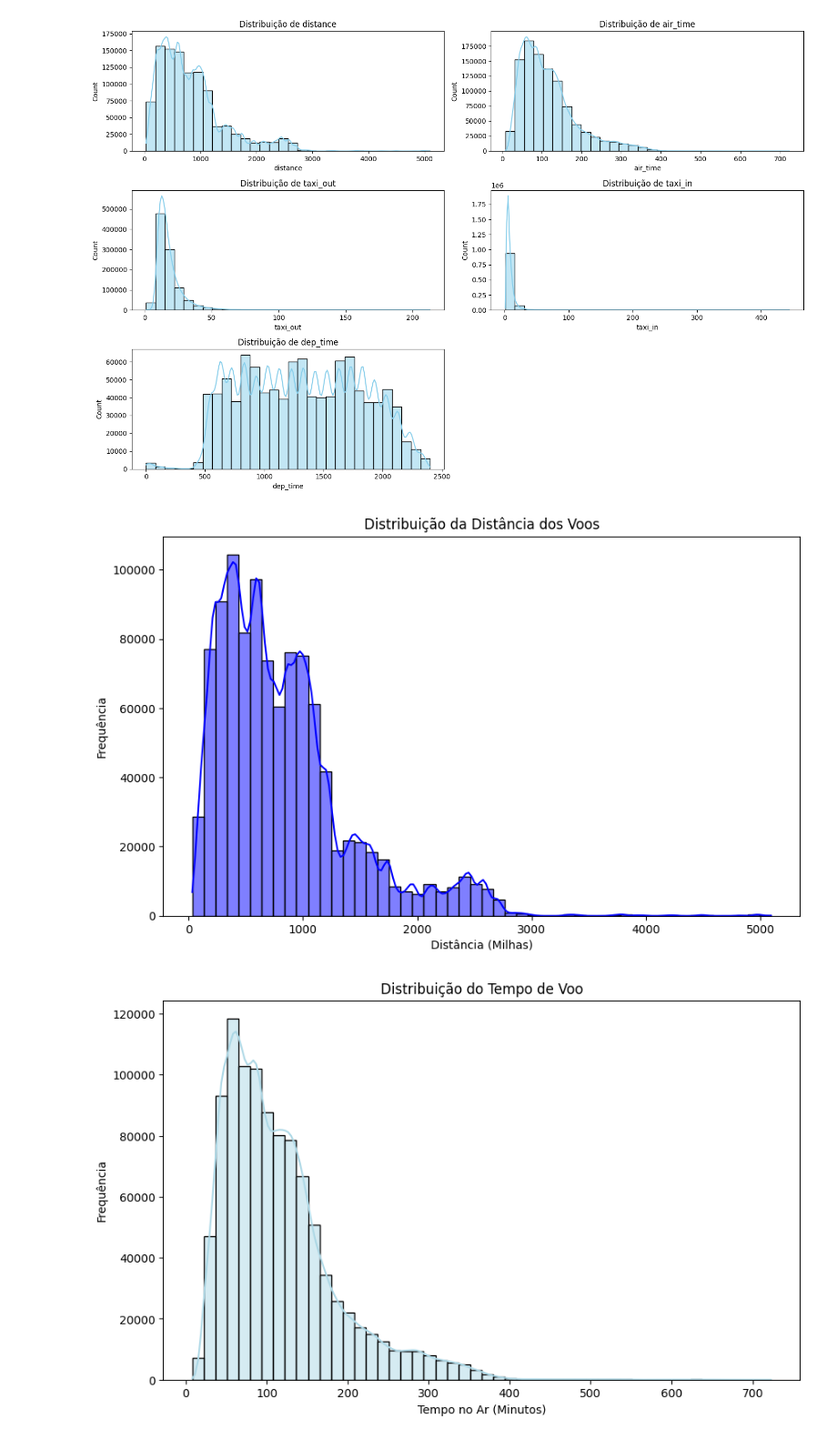
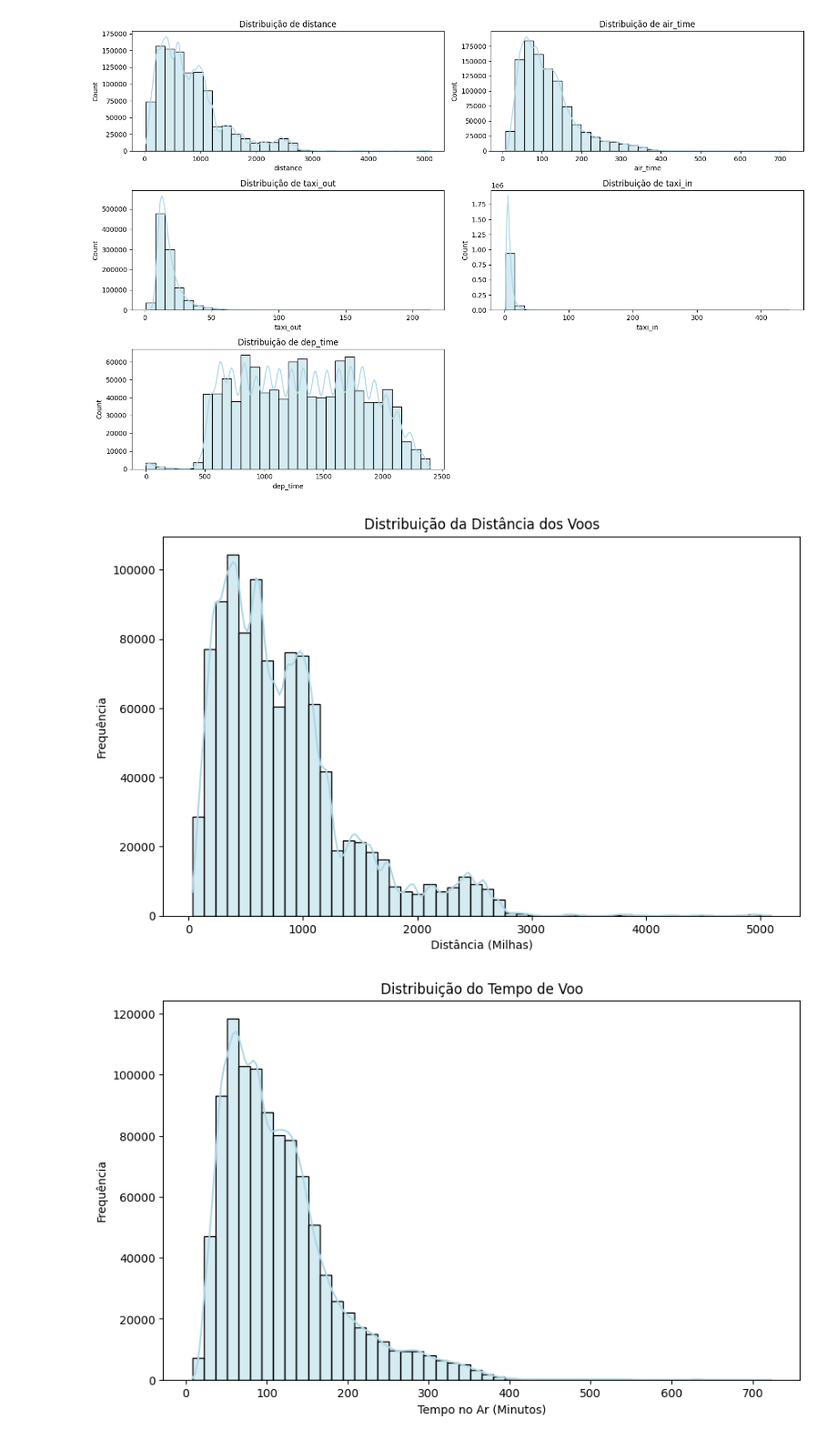
Before and after one commit to rodrigoramooos/previsao-atrasos-voos, a Jupyter notebook: notebooks/1.0_eda_limpeza.ipynb, the cells around one changed output. Shown at 91% size. Drawn from its saved outputs; the diff is of its cells as text; code cells hidden in the pictures.

```diff
--- a/notebooks/1.0_eda_limpeza.ipynb
+++ b/notebooks/1.0_eda_limpeza.ipynb
@@ -196,13 +197,13 @@ plt.show()
 [figure]
 # %%
 plt.figure(figsize=(10, 6))
-sns.histplot(df['distance'], bins=50, kde=True, color='blue')
+sns.histplot(df['distance'], bins=50, kde=True, color='lightblue')
 plt.title('Distribuição da Distância dos Voos')
 plt.xlabel('Distância (Milhas)')
 plt.ylabel('Frequência')
 plt.show()
 # %% [output]
-[figure, old version]
+[figure, new version]
 # %%
 plt.figure(figsize=(10, 6))
 sns.histplot(df['air_time'].dropna(), bins=50, kde=True, color='lightblue')
```
Also changed, not shown: parts of 16 cells of this notebook.
